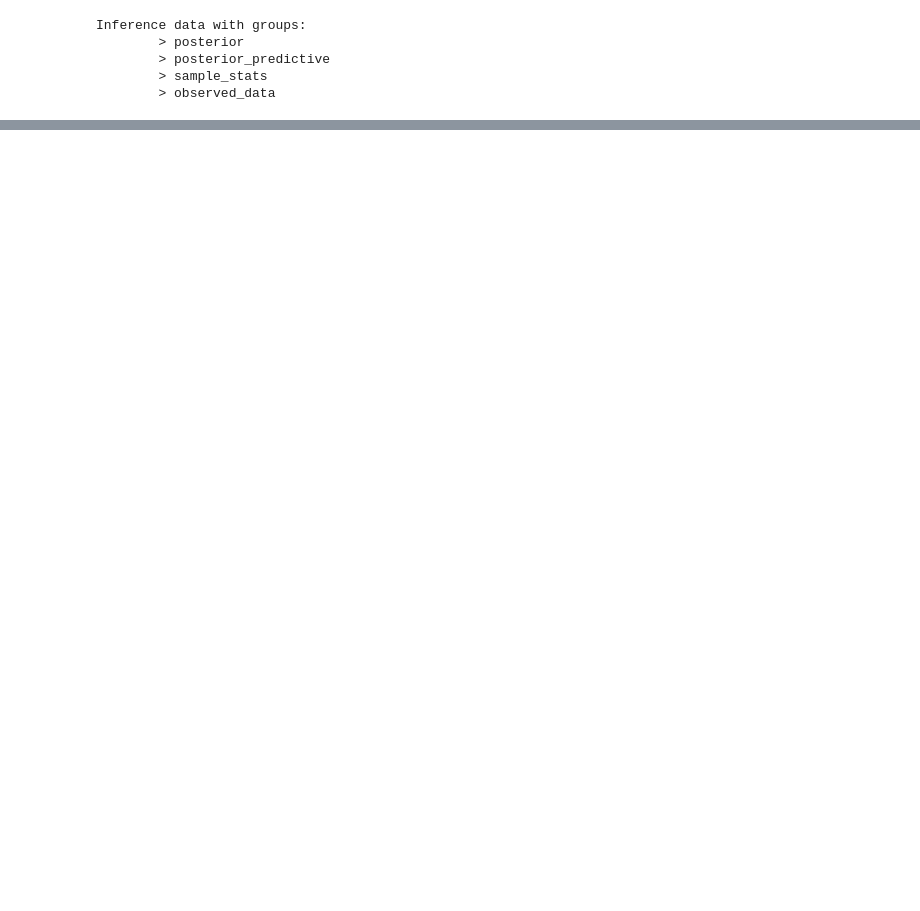
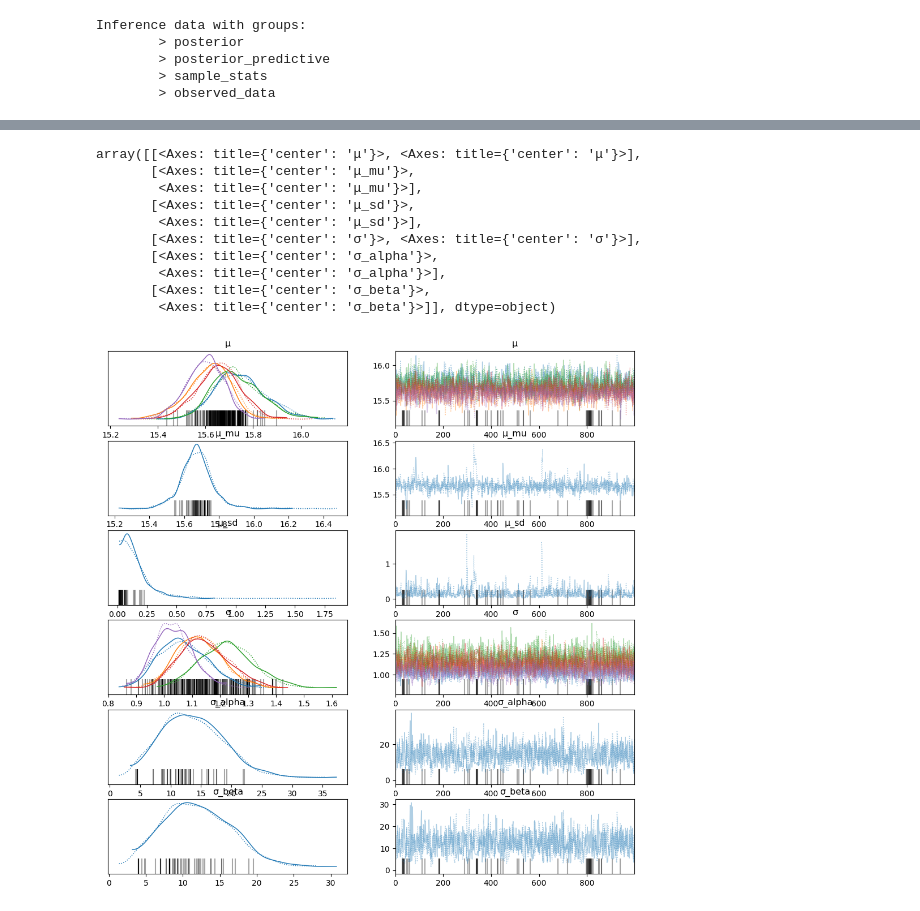
Before and after one commit to cy-rules/Data-Science, a Jupyter notebook: CyruRuleU4proj.ipynb, the cells around one changed output, grey strips where cells are left out. Drawn from its saved outputs; the diff is of its cells as text; code cells hidden in the pictures; blank space fills up the shorter version.

```diff
--- a/CyruRuleU4proj.ipynb
+++ b/CyruRuleU4proj.ipynb
@@ -390,0 +441,14 @@ This is weird, because if I jsut look at what the bulk of the individual posteri
+# %%
+az.plot_trace(idata_salary)
+# %% [output]
+array([[<Axes: title={'center': 'μ'}>, <Axes: title={'center': 'μ'}>],
+       [<Axes: title={'center': 'μ_mu'}>,
+        <Axes: title={'center': 'μ_mu'}>],
+       [<Axes: title={'center': 'μ_sd'}>,
+        <Axes: title={'center': 'μ_sd'}>],
+       [<Axes: title={'center': 'σ'}>, <Axes: title={'center': 'σ'}>],
+       [<Axes: title={'center': 'σ_alpha'}>,
+        <Axes: title={'center': 'σ_alpha'}>],
+       [<Axes: title={'center': 'σ_beta'}>,
+        <Axes: title={'center': 'σ_beta'}>]], dtype=object)
+[figure, added]
```
Also changed, not shown: parts of 21 cells of this notebook.
